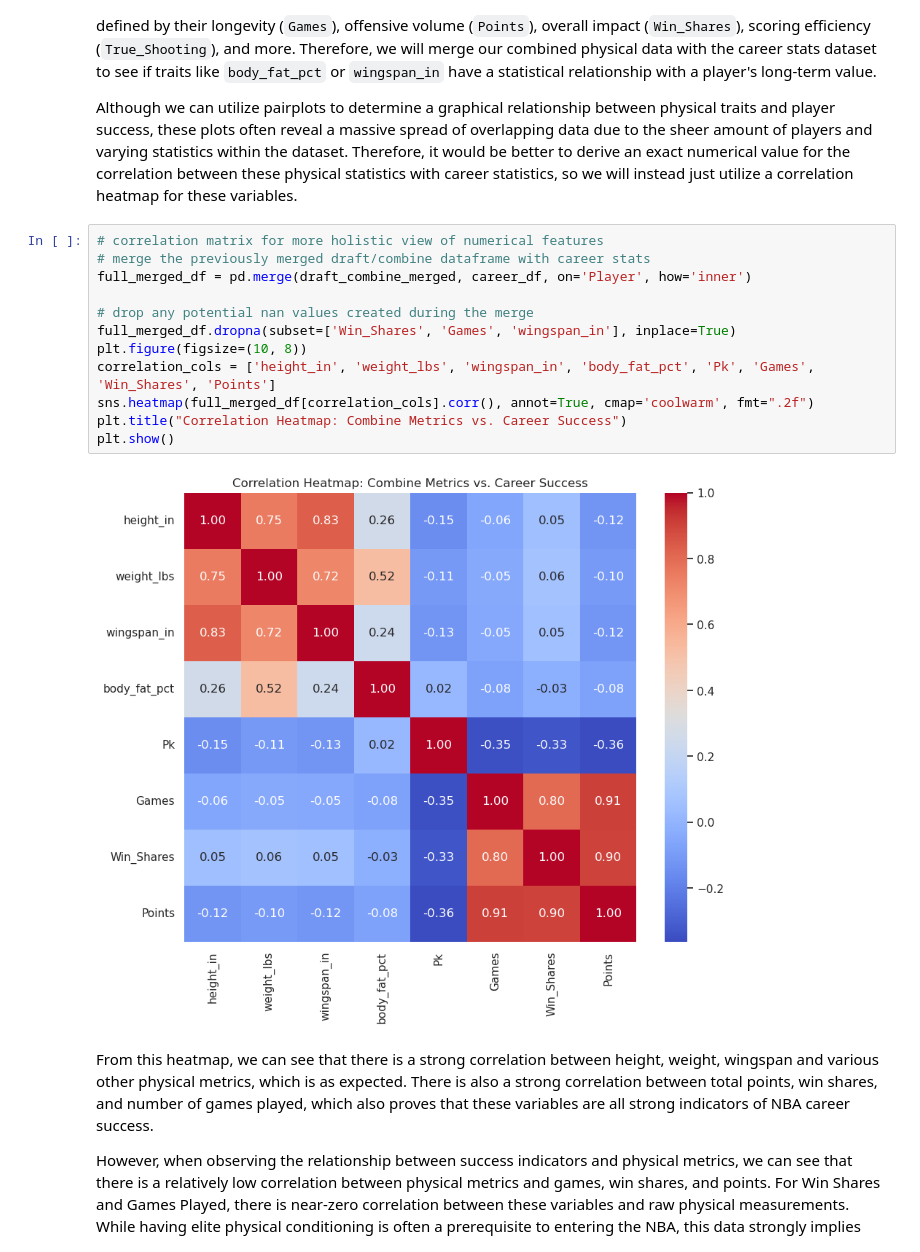
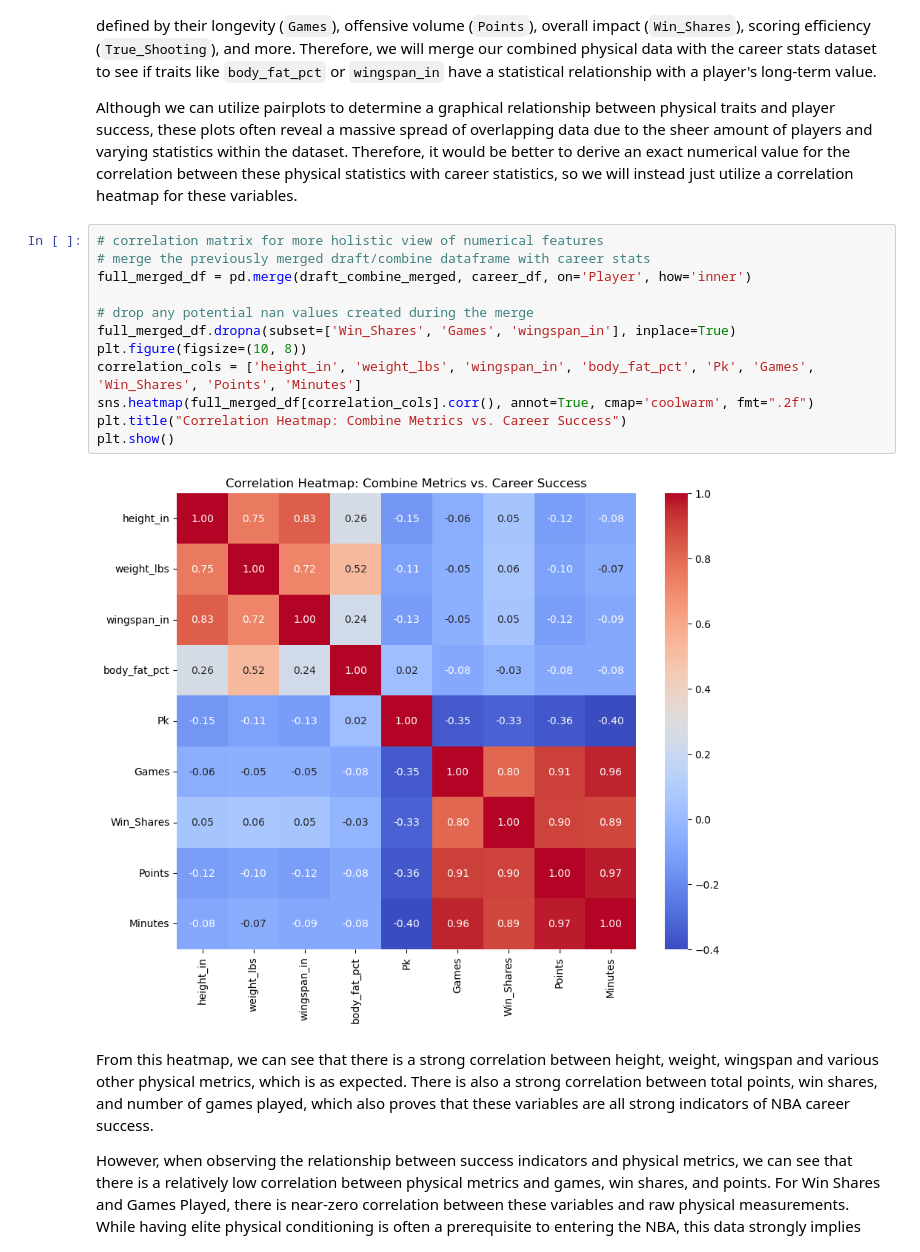
Before and after one commit to COGS108/Group010_WI26, a Jupyter notebook: 03-FinalProject.ipynb, the cells around one changed output. Drawn from its saved outputs; the diff is of its cells as text.

```diff
--- a/03-FinalProject.ipynb
+++ b/03-FinalProject.ipynb
@@ -765,17 +767,17 @@ Although we can utilize pairplots to determine a graphical relationship between
 # %%
 # correlation matrix for more holistic view of numerical features
 # merge the previously merged draft/combine dataframe with career stats
 full_merged_df = pd.merge(draft_combine_merged, career_df, on='Player', how='inner')
 
 # drop any potential nan values created during the merge
 full_merged_df.dropna(subset=['Win_Shares', 'Games', 'wingspan_in'], inplace=True)
 plt.figure(figsize=(10, 8))
-correlation_cols = ['height_in', 'weight_lbs', 'wingspan_in', 'body_fat_pct', 'Pk', 'Games', 'Win_Shares', 'Points']
+correlation_cols = ['height_in', 'weight_lbs', 'wingspan_in', 'body_fat_pct', 'Pk', 'Games', 'Win_Shares', 'Points', 'Minutes']
 sns.heatmap(full_merged_df[correlation_cols].corr(), annot=True, cmap='coolwarm', fmt=".2f")
 plt.title("Correlation Heatmap: Combine Metrics vs. Career Success")
 plt.show()
 # %% [output]
-[figure, old version]
+[figure, new version]
 # %% [markdown]
 From this heatmap, we can see that there is a strong correlation between height, weight, wingspan and various other physical metrics, which is as expected. There is also a strong correlation between total points, win shares, and number of games played, which also proves that these variables are all strong indicators of NBA career success.
 
```
Also changed, not shown: parts of 16 cells of this notebook.
